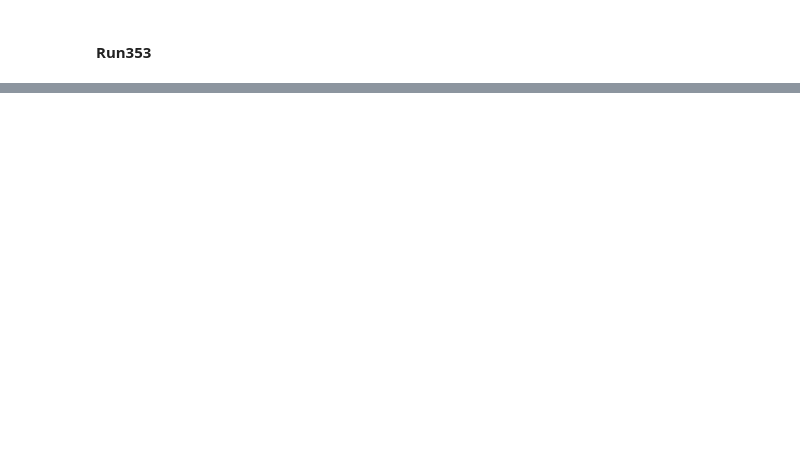
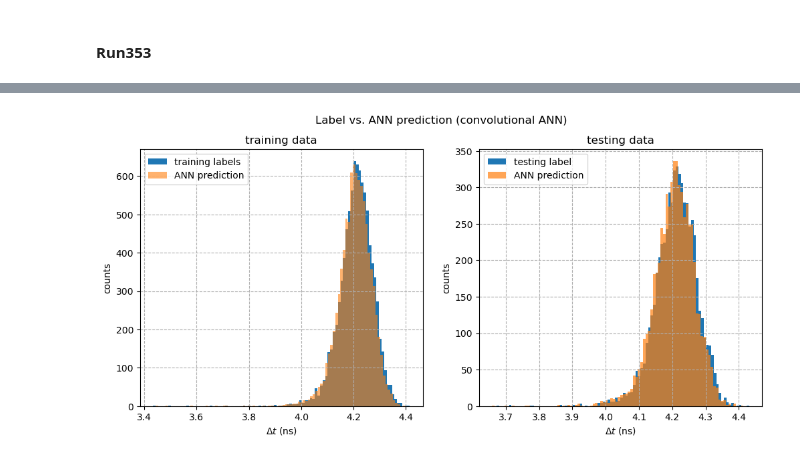
Before and after one commit to adamagicic/https---github.com-adamagicic-PICOSEC_MM-ANN, a Jupyter notebook: testANN.ipynb, the cells around one changed output, grey strips where cells are left out. Saved outputs shown, nothing was run; the diff lists cells and outputs as text; code cells hidden in the pictures; blank space fills up the shorter version.

Commit message:
New ANN and dataset.

```diff
--- a/testANN.ipynb
+++ b/testANN.ipynb
@@ -35,8 +78,14 @@ Priprema dataseta i treniranje modela:
 # %%
-datasetPath = IPython.extract_module_locals()[1]["__vsc_ipynb_file__"][:-13] + '\datasets\compiled\Run353\\1.1.2'
+datasetPath = IPython.extract_module_locals()[1]["__vsc_ipynb_file__"][:-13] + '\datasets\compiled\Run353\\1.3.1'
 datasetBuilder = tfds.builder_from_directory(datasetPath)
-trainingDataset = datasetBuilder.as_dataset(split = 'train[:80%]')
-testingDataset = datasetBuilder.as_dataset(split = 'train[80%:90%]')
+trainingDataset = datasetBuilder.as_dataset(split = 'train[:60%]')
+testingDataset = datasetBuilder.as_dataset(split = 'train[60%:99%]')
+# %%
+class EarlyStoppingCallback(tf.keras.callbacks.Callback):
+    def on_epoch_end(self, epoch, logs = None):
+        if logs['loss'] <= 4e-5:
+            self.model.stop_training = True
+            print("\nReached loss of 4e-5, stopped training!")
 # %%
 training_signalData = []
 training_timeLabel = []
@@ -55,0 +128,2 @@ testing_timeLabel = np.array(testing_timeLabel)
+# %%
+modelConv.fit(training_signalData, training_timeLabel, epochs = 100, callbacks=[EarlyStoppingCallback()])
@@ -55,0 +149,20 @@ testing_timeLabel = np.array(testing_timeLabel)
+# %%
+fig, ax = plt.subplots(1,2, figsize = (12,5))
+fig.suptitle('Label vs. ANN prediction (convolutional ANN)')
+resultTrainingConv = modelConv.predict(training_signalData)[:,0]
+ax[0].hist(training_timeLabel, bins = 100, label = 'training labels')
+ax[0].hist(resultTrainingConv, bins = 100, alpha = 0.6, label = 'ANN prediction')
+ax[0].set_ylabel('counts')
+ax[0].set_xlabel('$\Delta t$ (ns)')
+ax[0].set_title('training data')
+ax[0].grid(ls = '--')
+ax[0].legend()
+resultTestingConv = modelConv.predict(testing_signalData)[:,0]
+ax[1].hist(testing_timeLabel, bins = 100, label = 'testing label')
+ax[1].hist(resultTestingConv, bins = 100, alpha = 0.7, label = 'ANN prediction')
+ax[1].legend()
+ax[1].set_ylabel('counts')
+ax[1].set_xlabel('$\Delta t$ (ns)')
+ax[1].grid(ls = '--')
+ax[1].set_title('testing data');
+# %% [output]
@@ -55,0 +171 @@ testing_timeLabel = np.array(testing_timeLabel)
+[figure, added]
```
Also changed, not shown: parts of 23 cells of this notebook, 6 other files.
